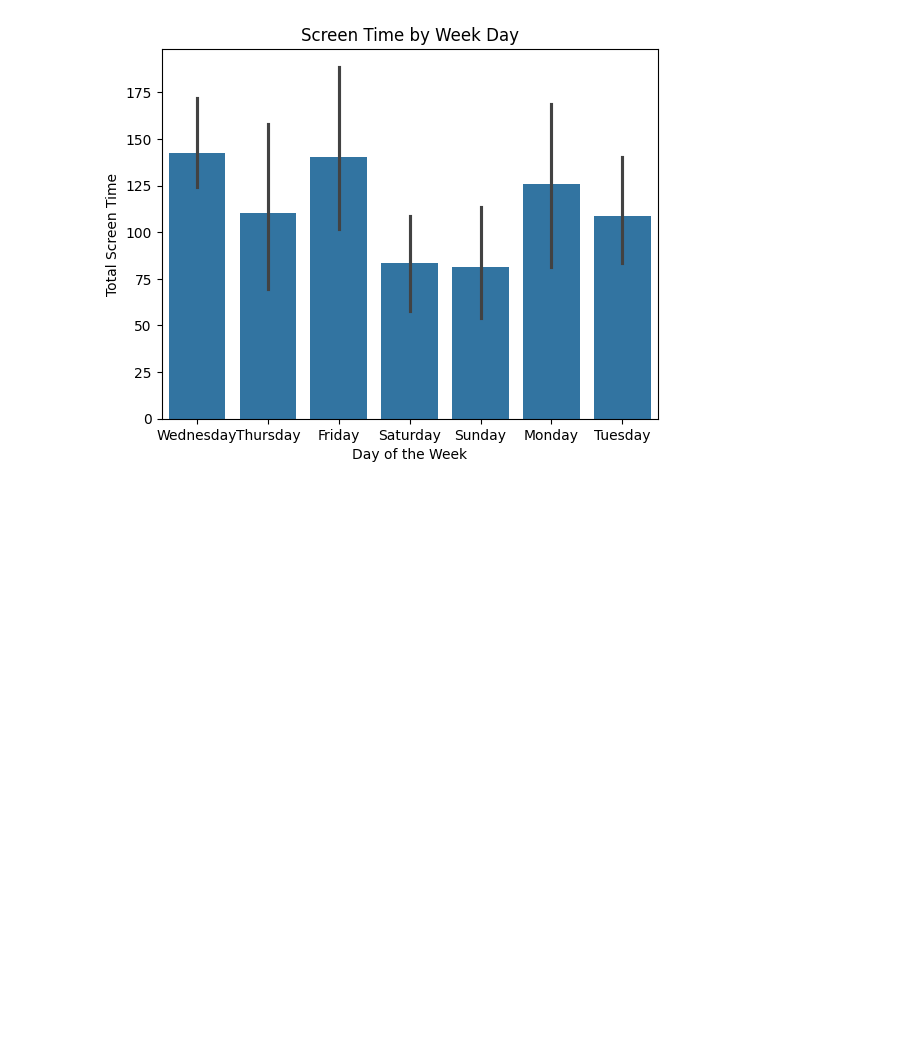
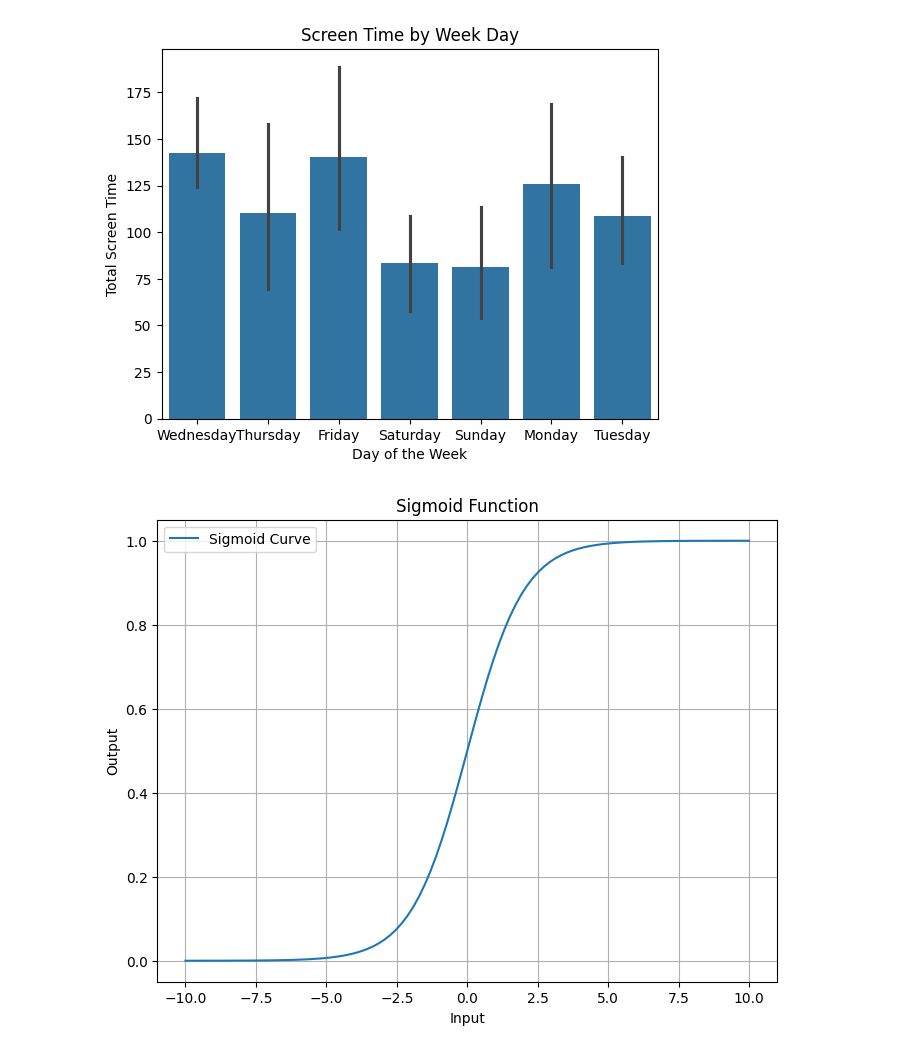
Before and after one commit to auseofficial/ipynb, a Jupyter notebook: panda1.ipynb, the cells around one changed output. Drawn from its saved outputs; the diff is of its cells as text; code cells hidden in the pictures; blank space fills up the shorter version.

```diff
--- a/panda1.ipynb
+++ b/panda1.ipynb
@@ -553,0 +545,22 @@ plt.show()
+# %%
+import tensorflow as tf
+import matplotlib.pyplot as plt
+import numpy as np
+
+# Generate some sample data
+x = np.linspace(-10, 10, 100)  # 100 points between -10 and 10
+y = tf.nn.sigmoid(x)  # Apply TensorFlow's sigmoid function
+
+# Plot the figure
+plt.figure(figsize=(8, 6))
+plt.plot(x, y, label='Sigmoid Curve')
+plt.title('Sigmoid Function')
+plt.xlabel('Input')
+plt.ylabel('Output')
+plt.legend()
+plt.grid()
+
+# Display the figure
+plt.show()
+# %% [output]
+[figure, added]
```
Also changed, not shown: parts of 1 cell of this notebook.
